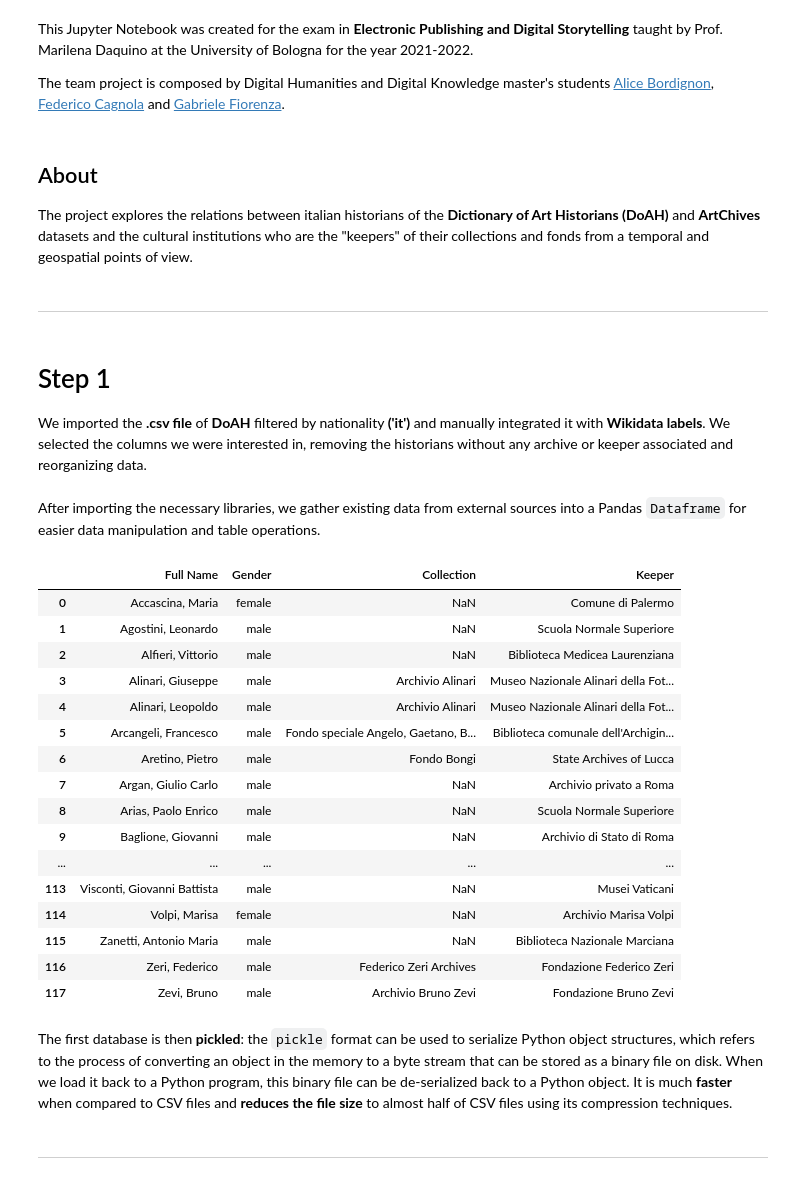
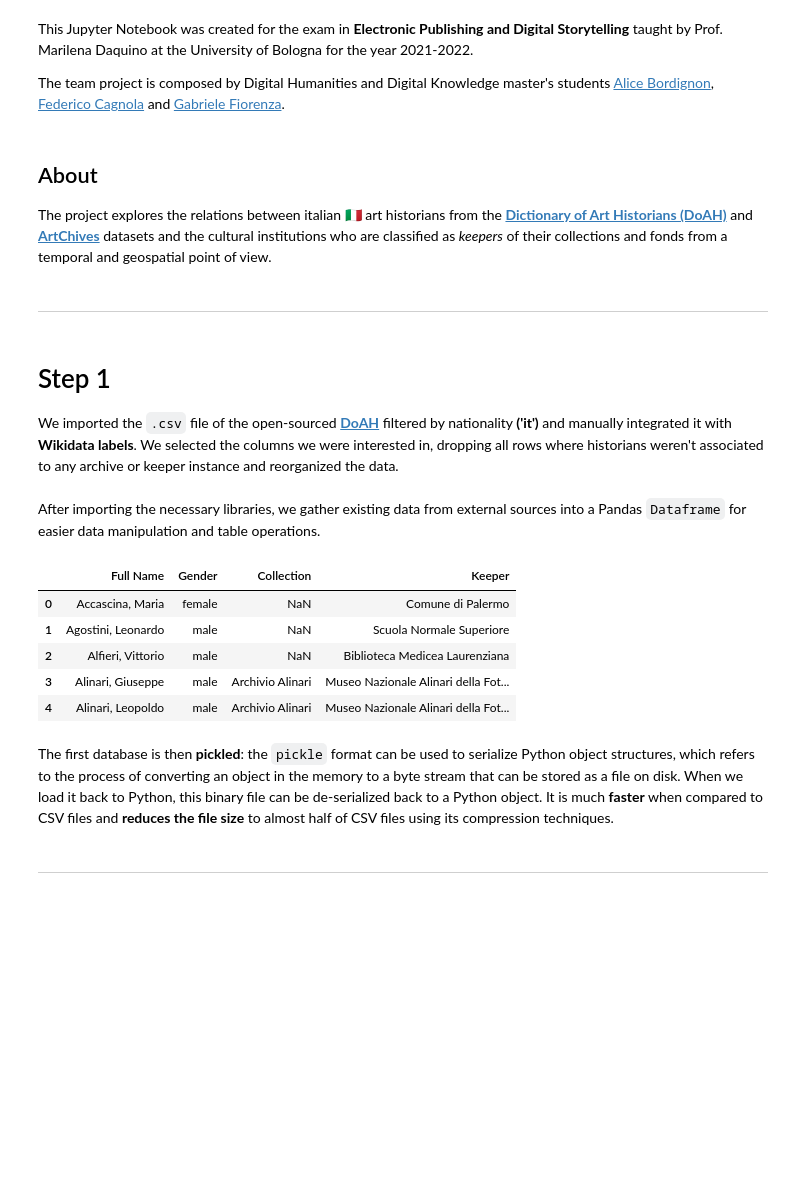
Before and after one commit to alicebordignon/ITArtHistorians, a Jupyter notebook: 00_DoAH_first_cleaning.ipynb, the cells around one changed output. Saved outputs shown, nothing was run; the diff lists cells and outputs as text; code cells hidden in the pictures; blank space fills up the shorter version.

Commit message:
document python section and cleanup old files

```diff
--- a/00_DoAH_first_cleaning.ipynb
+++ b/00_DoAH_first_cleaning.ipynb
@@ -6,11 +6,11 @@ This Jupyter Notebook was created for the exam in __Electronic Publishing and Di
 The team project is composed by Digital Humanities and Digital Knowledge master's students [Alice Bordignon](mailto:alice.bordignon@studio.unibo.it), [Federico Cagnola](mailto:federico.cagnola@studio.unibo.it) and [Gabriele Fiorenza](mailto:gabriele.fiorenza@studio.unibo.it).
 # %% [markdown]
 ## About
-The project explores the relations between italian historians of the __Dictionary of Art Historians (DoAH)__ and __ArtChives__ datasets and the cultural institutions who are the "keepers" of their collections and fonds from a temporal and geospatial points of view.
+The project explores the relations between italian 🇮🇹 art historians from the [__Dictionary of Art Historians (DoAH)__](https://arthistorians.info) and [__ArtChives__](http://artchives.fondazionezeri.unibo.it) datasets and the cultural institutions who are classified as *keepers* of their collections and fonds from a temporal and geospatial point of view.
 # %% [markdown]
 ___
 # %% [markdown]
 # Step 1
-We imported the __.csv file__ of __DoAH__ filtered by nationality __('it')__ and manually integrated it with __Wikidata labels__.
-We selected the columns we were interested in, removing the historians without any archive or keeper associated and reorganizing data.
+We imported the `.csv` file of the open-sourced [__DoAH__](https://arthistorians.info) filtered by nationality __('it')__ and manually integrated it with __Wikidata labels__.
+We selected the columns we were interested in, dropping all rows where historians weren't associated to any archive or keeper instance and reorganized the data.
 # %%
@@ -34,42 +31,28 @@ After importing the necessary libraries, we gather existing data from external s
 # %%
 # create first dataframe only using the specified columns
 data = pd.read_csv("DoAH_StoriciItaliani_integrato.csv", sep=",",
                     usecols=["Full Name", "Gender", "Collection", "Keeper"], encoding="utf-8")
 
 # axis 0 to drop the rows, subset to only remove NaNs from the column Archives
 data.dropna(axis=0, subset=["Keeper"], inplace=True)
 
 # resetting the index because all deleted rows have changed the length of the dataframe
 data.reset_index(inplace=True, drop=True)
 
 # .pickle is a python serialization format for easy and quick read-write, and pandas supports it natively
 data.to_pickle("00_first_db.pickle")
 
-
-pd.set_option("display.max_rows", None)
-
 # the first table we have looks like this:
-data.head(120)
+data.head()
 # %% [output]
 |  | Full Name | Gender | Collection | Keeper |
 | 0 | Accascina, Maria | female | NaN | Comune di Palermo |
 | 1 | Agostini, Leonardo | male | NaN | Scuola Normale Superiore |
 | 2 | Alfieri, Vittorio | male | NaN | Biblioteca Medicea Laurenziana |
 | 3 | Alinari, Giuseppe | male | Archivio Alinari | Museo Nazionale Alinari della Fot... |
 | 4 | Alinari, Leopoldo | male | Archivio Alinari | Museo Nazionale Alinari della Fot... |
-| 5 | Arcangeli, Francesco | male | Fondo speciale Angelo, Gaetano, B... | Biblioteca comunale dell'Archigin... |
-| 6 | Aretino, Pietro | male | Fondo Bongi | State Archives of Lucca |
-| 7 | Argan, Giulio Carlo | male | NaN | Archivio privato a Roma |
-| 8 | Arias, Paolo Enrico | male | NaN | Scuola Normale Superiore |
-| 9 | Baglione, Giovanni | male | NaN | Archivio di Stato di Roma |
-| ... | ... | ... | ... | ... |
-| 113 | Visconti, Giovanni Battista | male | NaN | Musei Vaticani |
-| 114 | Volpi, Marisa | female | NaN | Archivio Marisa Volpi |
-| 115 | Zanetti, Antonio Maria | male | NaN | Biblioteca Nazionale Marciana |
-| 116 | Zeri, Federico | male | Federico Zeri Archives | Fondazione Federico Zeri |
-| 117 | Zevi, Bruno | male | Archivio Bruno Zevi | Fondazione Bruno Zevi |
 # %% [markdown]
-The first database is then __pickled__: the `pickle` format can be used to serialize Python object structures, which refers to the process of converting an object in the memory to a byte stream that can be stored as a binary file on disk. When we load it back to a Python program, this binary file can be de-serialized back to a Python object.
+The first database is then __pickled__: the `pickle` format can be used to serialize Python object structures, which refers to the process of converting an object in the memory to a byte stream that can be stored as a file on disk. When we load it back to Python, this binary file can be de-serialized back to a Python object.
 It is much __faster__ when compared to CSV files and __reduces the file size__ to almost half of CSV files using its compression techniques.
 # %% [markdown]
 ___
```
Also changed, not shown: parts of 25 cells of this notebook, 4 other files.
